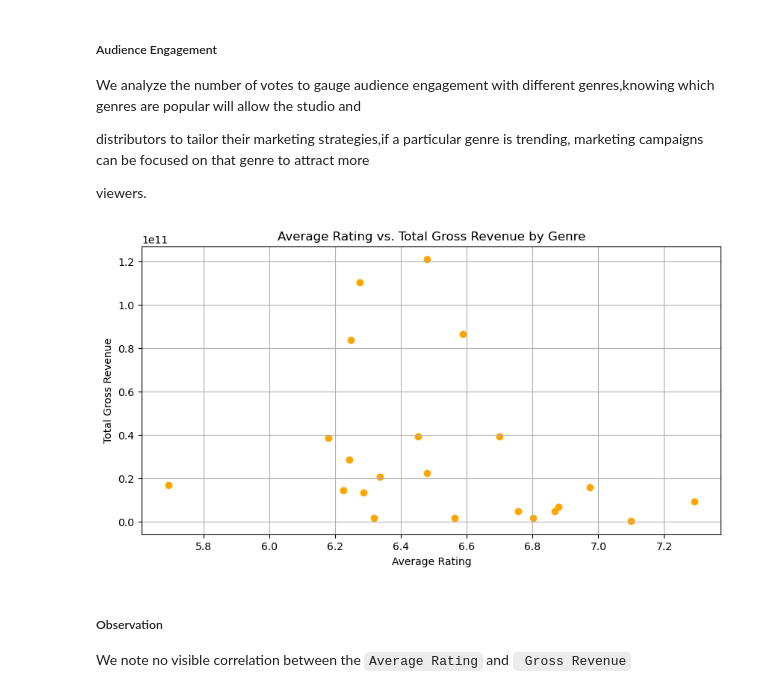
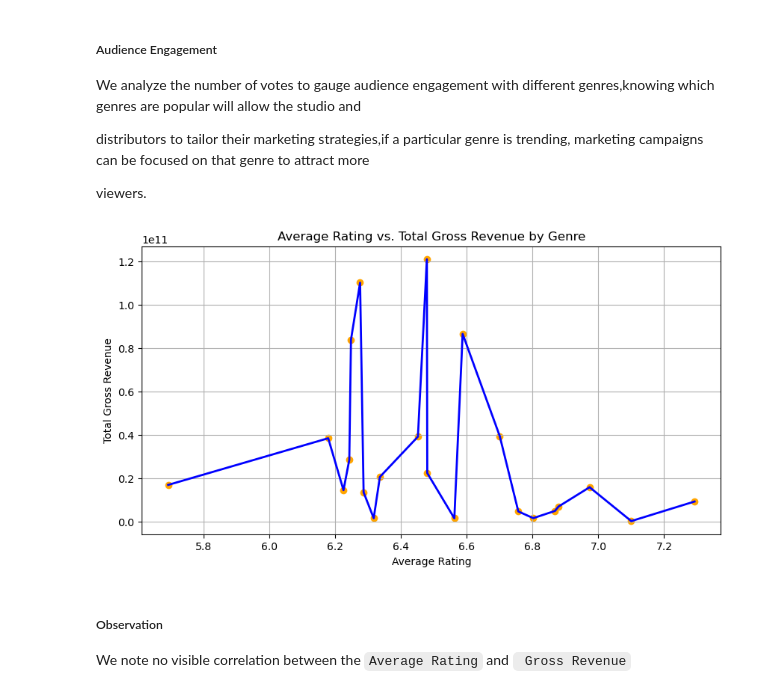
Before and after one commit to She-LoyceTsuma/dsc-phase-2-project-v3, a Jupyter notebook: student.ipynb, the cells around one changed output. Drawn from its saved outputs; the diff is of its cells as text; code cells hidden in the pictures.

```diff
--- a/student.ipynb
+++ b/student.ipynb
@@ -347,19 +352,25 @@ engagement_analysis = pd.merge(genre_analysis, average_votes, on='genres')
 # %%
 # Plotting to check any relationship between rating and revenue
 plt.figure(figsize=(10, 5))
 
 plt.scatter(engagement_analysis['averagerating'], engagement_analysis['total_gross'], color='orange')
+
+#Sort the data by average rating for the line plot
+sorted_data = engagement_analysis.sort_values('averagerating')
+
+# Add a line connecting the points
+plt.plot(sorted_data['averagerating'], sorted_data['total_gross'], color='blue', linestyle='-', linewidth=2)
 
 plt.xlabel('Average Rating')
 
 plt.ylabel('Total Gross Revenue')
 
 plt.title('Average Rating vs. Total Gross Revenue by Genre')
 
 plt.grid()
 plt.show();
 # %% [output]
-[figure, old version]
+[figure, new version]
 # %% [markdown]
 ##### Observation
 
```
Also changed, not shown: parts of 12 cells of this notebook.
